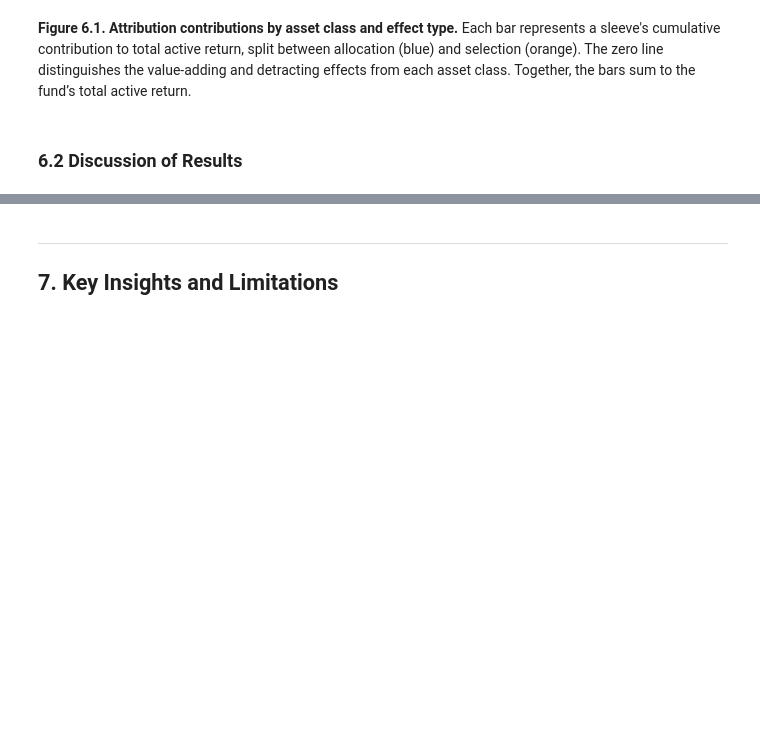
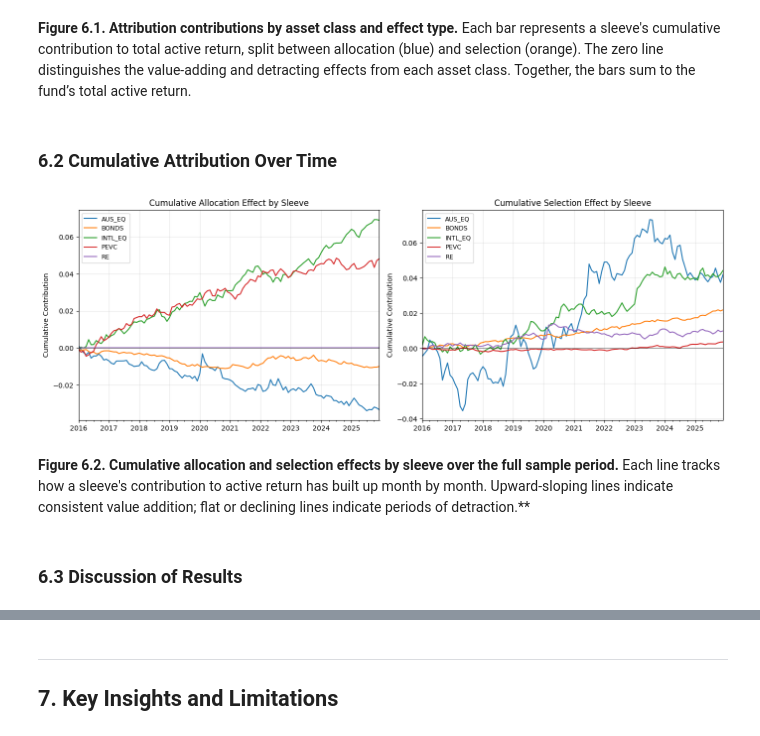
Before and after one commit to CathyLin789/MultiAssetPortfolio-Cathy_Caden_Archer_Sienna, a Jupyter notebook: notebooks/multi_asset_report.ipynb, the cells around one changed output, grey strips where cells are left out. Saved outputs shown, nothing was run; the diff lists cells and outputs as text; code cells hidden in the pictures; blank space fills up the shorter version.

```diff
--- a/notebooks/multi_asset_report.ipynb
+++ b/notebooks/multi_asset_report.ipynb
@@ -477,5 +473,42 @@ plt.show()
 # %% [markdown]
 **Figure 6.1. Attribution contributions by asset class and effect type.** Each bar represents a sleeve's cumulative contribution to total active return, split between allocation (blue) and selection (orange). The zero line distinguishes the  value-adding and detracting effects from each asset class. Together, the bars sum to the fund’s total active return.
+# %% [markdown]
+### 6.2 Cumulative Attribution Over Time
+# %%
+# Pivot monthly attribution to get allocation and selection per sleeve over time
+alloc_pivot = monthly_attr.pivot(index="date", columns="sleeve", values="allocation")
+sel_pivot   = monthly_attr.pivot(index="date", columns="sleeve", values="selection")
+
+# Cumulative sums over time
+alloc_cumsum = alloc_pivot.cumsum()
+sel_cumsum   = sel_pivot.cumsum()
+
+fig, axes = plt.subplots(1, 2, figsize=(14, 5), sharey=False)
+
+# Allocation effects
+alloc_cumsum.plot(ax=axes[0])
+axes[0].set_title("Cumulative Allocation Effect by Sleeve")
+axes[0].set_ylabel("Cumulative Contribution")
+axes[0].set_xlabel("")
+axes[0].axhline(0, color="black", linewidth=0.5)
+axes[0].grid(alpha=0.3)
+axes[0].legend(fontsize=9)
+
+# Selection effects
+sel_cumsum.plot(ax=axes[1])
+axes[1].set_title("Cumulative Selection Effect by Sleeve")
+axes[1].set_ylabel("Cumulative Contribution")
+axes[1].set_xlabel("")
+axes[1].axhline(0, color="black", linewidth=0.5)
+axes[1].grid(alpha=0.3)
+axes[1].legend(fontsize=9)
+
+plt.tight_layout()
+plt.show()
+# %% [output]
+[figure, added]
+# %% [markdown]
+**Figure 6.2. Cumulative allocation and selection effects by sleeve over the full sample period.** Each line tracks how a sleeve's contribution to active return has built up month by month. Upward-sloping lines indicate consistent value addition; flat or declining lines indicate periods of detraction.**
 # %% [markdown]
-### 6.2 Discussion of Results
+### 6.3 Discussion of Results
 # %% [markdown]
```
Also changed, not shown: parts of 8 cells of this notebook.
